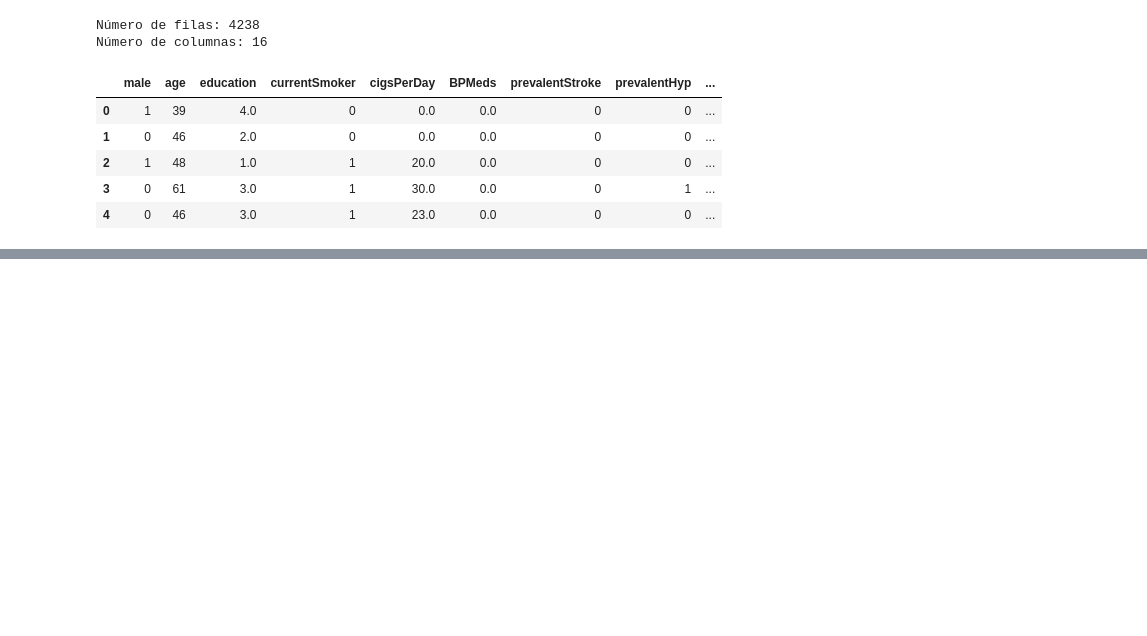
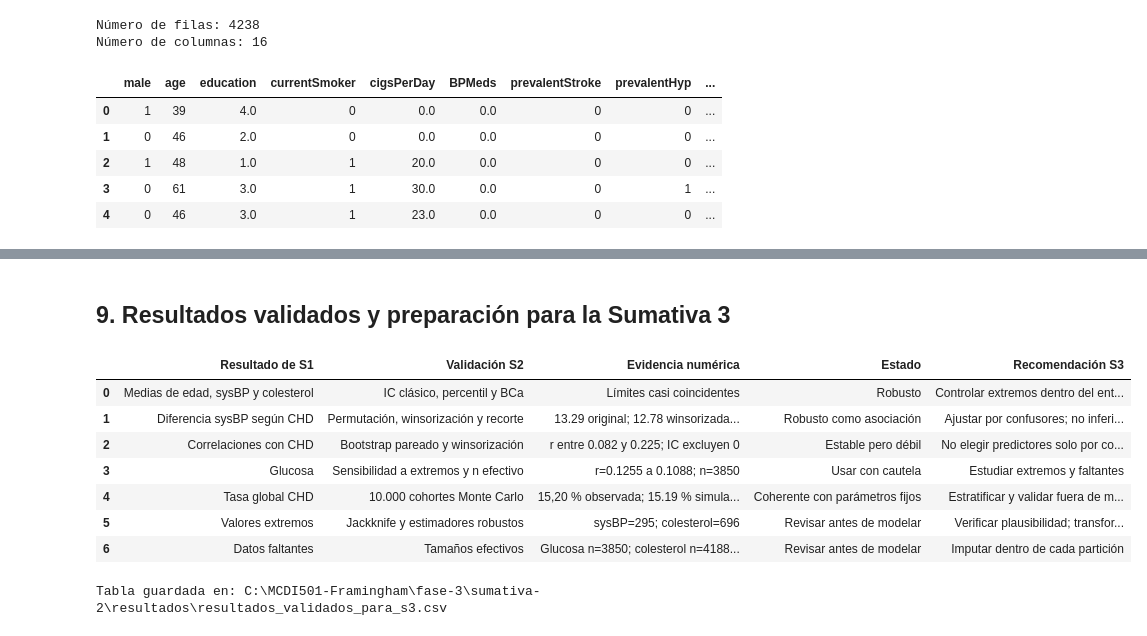
Before and after one commit to alexander-seor/MCDI501-Proyecto-Framingham, a Jupyter notebook: fase-3/sumativa-2/notebooks/sumativa_2_framingham.ipynb, the cells around one changed output, grey strips where cells are left out. Drawn from its saved outputs; the diff is of its cells as text; code cells hidden in the pictures; blank space fills up the shorter version.

Commit message:
S2: trabajo terminado, listo para push

```diff
--- a/fase-3/sumativa-2/notebooks/sumativa_2_framingham.ipynb
+++ b/fase-3/sumativa-2/notebooks/sumativa_2_framingham.ipynb
@@ -143,0 +1548,14 @@ Número de columnas: 16
+# %%
+filas_robustez_correlaciones = []
+for nombre, variable in variables_correlacion_bootstrap.items():
+    pares = df_analisis[[variable, "TenYearCHD"]].dropna().copy()
+    p1, p99 = np.percentile(pares[variable], [1, 99])
+    rw = pares[variable].clip(p1, p99).corr(pares["TenYearCHD"])
+    r0 = pares[variable].corr(pares["TenYearCHD"])
+    filas_robustez_correlaciones.append({
+        "Variable": nombre, "r original": r0, "r winsorizada": rw,
+        "Cambio absoluto": abs(rw - r0),
+        "Conserva signo": np.sign(r0) == np.sign(rw)
+    })
+tabla_robustez_correlaciones = pd.DataFrame(filas_robustez_correlaciones)
+display(tabla_robustez_correlaciones.round(4))
@@ -143,0 +1615,28 @@ Número de columnas: 16
+# %% [markdown]
+## 9. Resultados validados y preparación para la Sumativa 3
+# %%
+glucosa_rob = tabla_robustez_correlaciones.query("Variable == 'Glucosa'").iloc[0]
+tabla_preparacion_s3 = pd.DataFrame([
+    ["Medias de edad, sysBP y colesterol", "IC clásico, percentil y BCa", "Límites casi coincidentes", "Robusto", "Controlar extremos dentro del entrenamiento"],
+    ["Diferencia sysBP según CHD", "Permutación, winsorización y recorte", f"{diferencia_observada:.2f} original; {dif_w:.2f} winsorizada; p={p_permutacion:.5f}", "Robusto como asociación", "Ajustar por confusores; no inferir causalidad"],
+    ["Correlaciones con CHD", "Bootstrap pareado y winsorización", f"r entre {r_observados.min():.3f} y {r_observados.max():.3f}; IC excluyen 0", "Estable pero débil", "No elegir predictores solo por correlación marginal"],
+    ["Glucosa", "Sensibilidad a extremos y n efectivo", f"r={glucosa_rob['r original']:.4f} a {glucosa_rob['r winsorizada']:.4f}; n=3850", "Usar con cautela", "Estudiar extremos y faltantes"],
+    ["Tasa global CHD", "10.000 cohortes Monte Carlo", f"15,20 % observada; {media_simulada*100:.2f} % simulada; MCSE={mcse_media*100:.4f} pp", "Coherente con parámetros fijos", "Estratificar y validar fuera de muestra"],
+    ["Valores extremos", "Jackknife y estimadores robustos", "sysBP=295; colesterol=696", "Revisar antes de modelar", "Verificar plausibilidad; transformar dentro del entrenamiento"],
+    ["Datos faltantes", "Tamaños efectivos", "Glucosa n=3850; colesterol n=4188; total n=4238", "Revisar antes de modelar", "Imputar dentro de cada partición"]
+], columns=["Resultado de S1", "Validación S2", "Evidencia numérica", "Estado", "Recomendación S3"])
+DIR_RESULTADOS.mkdir(parents=True, exist_ok=True)
+ruta_tabla_s3 = DIR_RESULTADOS / "resultados_validados_para_s3.csv"
+tabla_preparacion_s3.to_csv(ruta_tabla_s3, index=False, encoding="utf-8-sig")
+display(tabla_preparacion_s3)
+print("Tabla guardada en:", ruta_tabla_s3)
+# %% [output]
+|  | Resultado de S1 | Validación S2 | Evidencia numérica | Estado | Recomendación S3 |
+| 0 | Medias de edad, sysBP y colesterol | IC clásico, percentil y BCa | Límites casi coincidentes | Robusto | Controlar extremos dentro del ent... |
+| 1 | Diferencia sysBP según CHD | Permutación, winsorización y recorte | 13.29 original; 12.78 winsorizada... | Robusto como asociación | Ajustar por confusores; no inferi... |
+| 2 | Correlaciones con CHD | Bootstrap pareado y winsorización | r entre 0.082 y 0.225; IC excluyen 0 | Estable pero débil | No elegir predictores solo por co... |
+| 3 | Glucosa | Sensibilidad a extremos y n efectivo | r=0.1255 a 0.1088; n=3850 | Usar con cautela | Estudiar extremos y faltantes |
+| 4 | Tasa global CHD | 10.000 cohortes Monte Carlo | 15,20 % observada; 15.19 % simula... | Coherente con parámetros fijos | Estratificar y validar fuera de m... |
+| 5 | Valores extremos | Jackknife y estimadores robustos | sysBP=295; colesterol=696 | Revisar antes de modelar | Verificar plausibilidad; transfor... |
+| 6 | Datos faltantes | Tamaños efectivos | Glucosa n=3850; colesterol n=4188... | Revisar antes de modelar | Imputar dentro de cada partición |
+Tabla guardada en: C:\MCDI501-Framingham\fase-3\sumativa-2\resultados\resultados_validados_para_s3.csv
```
Also changed, not shown: parts of 42 cells of this notebook, 10 other files.
